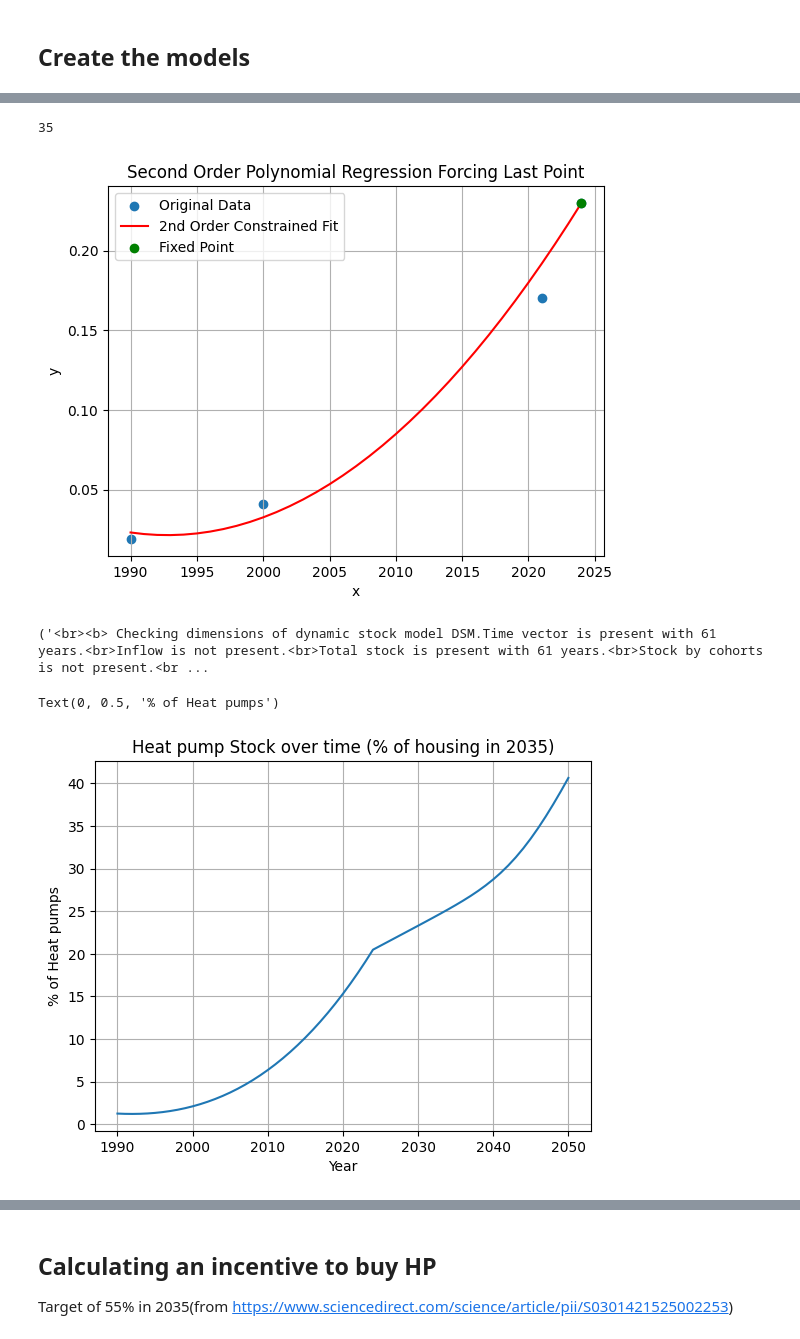
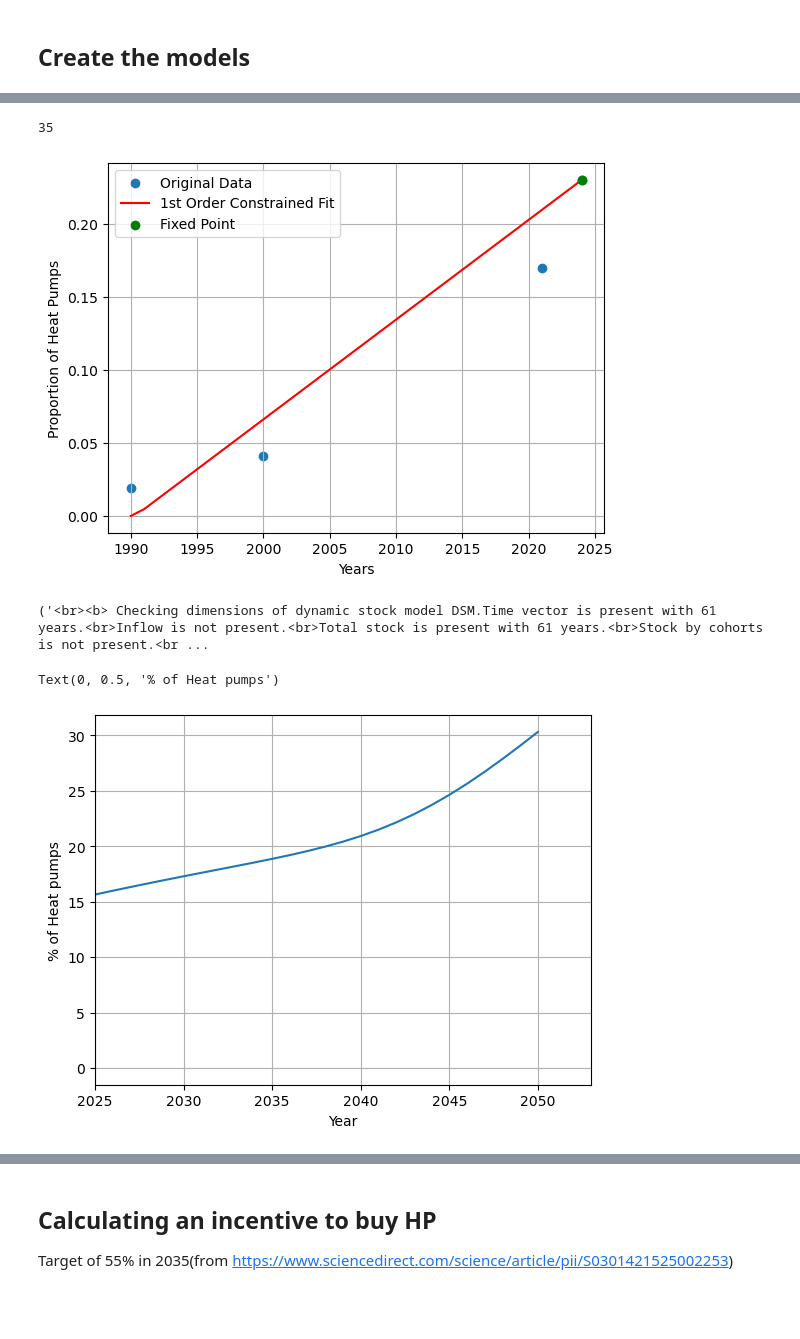
Before and after one commit to Margaux-Ccd/MFA_HeatPumps, a Jupyter notebook: Dynamic_MFA/Dynamic_HP.ipynb, the cells around one changed output, grey strips where cells are left out. Saved outputs shown, nothing was run; the diff lists cells and outputs as text; code cells hidden in the pictures; blank space fills up the shorter version.

```diff
--- a/Dynamic_MFA/Dynamic_HP.ipynb
+++ b/Dynamic_MFA/Dynamic_HP.ipynb
@@ -179,38 +184,38 @@ Data_past_HP=[1.9/100, 4.1/100, 17/100, 23/100]
 
 
 
 # --- Usage ---
 # Sample data
 x = np.array(Data_past)
 y = np.array(Data_past_HP)
 
 # Perform the constrained fit
 polynomial_func, a0, a_prime = polyfit_fixed_last_point(x, y, degree=1)
 
 # Generate points for plotting the curve
 x_new = Years_HP
 y_fit = polynomial_func(x_new)
 print(len(y_fit))
 # Plotting
 plt.scatter(x, y, label='Original Data')
-plt.plot(x_new, y_fit.clip(min=0), color='red', label='2nd Order Constrained Fit')
+plt.plot(x_new, y_fit.clip(min=0), color='red', label='1st Order Constrained Fit')
 plt.scatter(x[-1], y[-1], color='green', zorder=5, label='Fixed Point') # Highlight fixed point
-plt.xlabel('x')
-plt.ylabel('y')
-plt.title('Second Order Polynomial Regression Forcing Last Point')
+plt.xlabel('Years')
+plt.ylabel('Proportion of Heat Pumps')
+#plt.title('First Order Polynomial Regression Forcing Last Point')
 plt.legend()
 plt.grid(True)
 plt.show()
 
 # Print coefficients
 # print(f"Coefficients (a0, a1, a2): {a0}, {a_prime[0]}, {a_prime[1]}")
 # print(f"Function: {polynomial_func}")
 
 
 HP_stock_i=[x*h for x,h in zip(y_fit.clip(min=0).tolist(),Housing)]
 # %% [output]
 35
-[figure, old version]
+[figure, new version]
 # %%
 # from 2025 to 2050
 H=[HP_stock_i[-1]]*(2050-2024) #63651
@@ -239,14 +244,16 @@ S1=HP_DSM.compute_stock_total()
 # plot stock
 
 plt.grid()
-plt.plot( HP_DSM.t,np.array(HP_DSM.s)/(Housing[-16])*100, label='Heat pump Stock')
-plt.title('Heat pump Stock over time (% of housing in 2035)')
+plt.plot( HP_DSM.t,np.array(HP_DSM.s)/(Housing[30:])*100, label='Heat pump Stock') #[-16] for 2035
+#plt.title('Heat pump Stock over time (% of housing in 2035)')
 plt.xlabel('Year')
+#plt.hlines(50,xmin=2000, xmax=2050, color='red', linestyles='dashed', label='50% Target for 2035')
+plt.xlim(2025)
 plt.ylabel('% of Heat pumps')
 # %% [output]
 ('<br><b> Checking dimensions of dynamic stock model DSM.Time vector is present with 61 years.<br>Inflow is not present.<br>Total stock is present with 61 years.<br>Stock by cohorts is not present.<br ...
 Text(0, 0.5, '% of Heat pumps')
-[figure, old version]
+[figure, new version]
 # %%
 # plot stock
 
```
Also changed, not shown: parts of 17 cells of this notebook.
